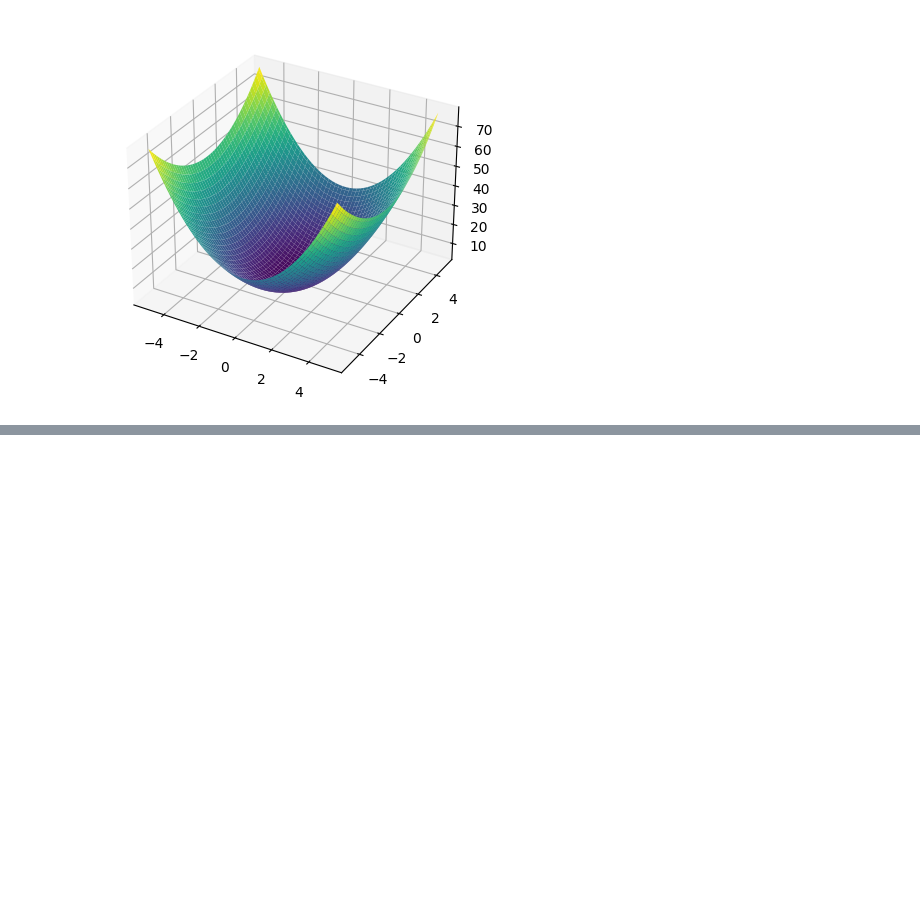
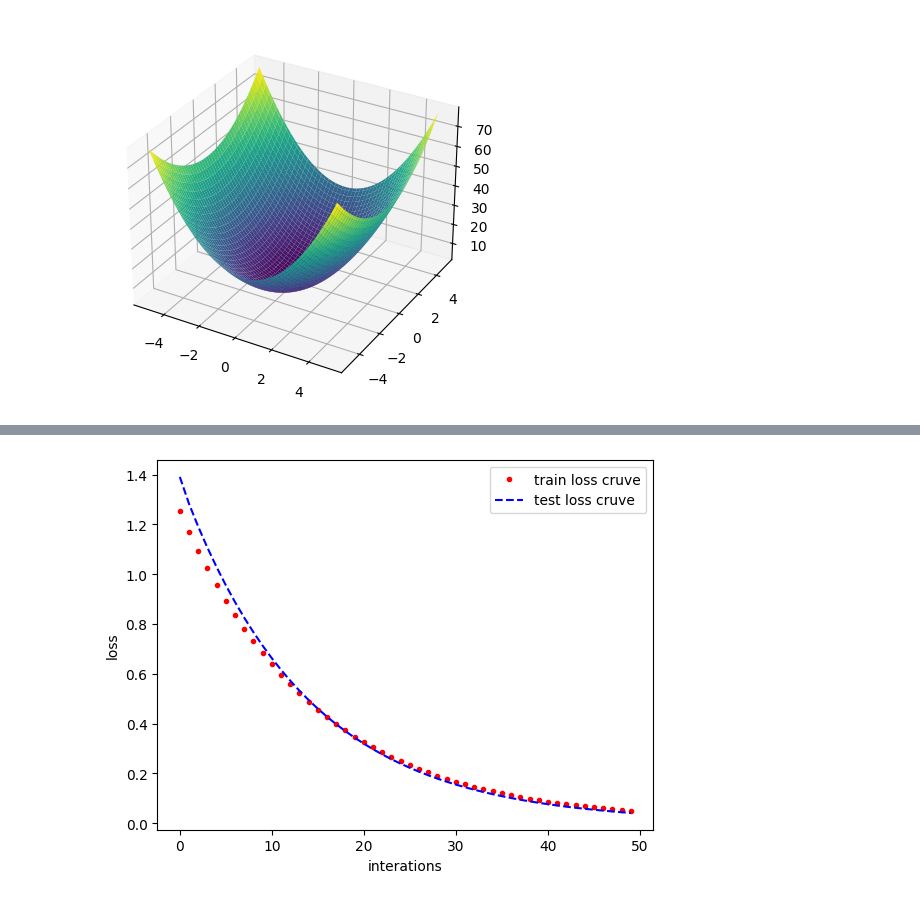
Before and after one commit to godotc/toys, a Jupyter notebook: ai/ml/zero_basis/3_advertising.ipynb, the cells around one changed output, grey strips where cells are left out. Cells and saved outputs as stored; diff of their text form; code cells hidden in the pictures; blank space fills up the shorter version.

```diff
--- a/ai/ml/zero_basis/3_advertising.ipynb
+++ b/ai/ml/zero_basis/3_advertising.ipynb
@@ -298,0 +462,24 @@ $$
+# %%
+
+learning_rate = 0.5
+iteration = 50
+
+
+loss_history, weight_history, bias_history = gradient_descent(
+    X_train, y_train, weight, bias, learning_rate, iteration)
+print("Current loss from train: ", loss_history[-1])
+print("The test set loss: ", MSE_loss(
+    X_test, y_test, weight_history[-1], bias_history[-1]))
+
+plt.plot(loss_history, 'r.', label="train loss cruve")
+
+loss_history, weight_history, bias_history = gradient_descent(
+    X_test, y_test, weight, bias, learning_rate, iteration)
+
+plt.plot(loss_history, 'b--',  label="test loss cruve")
+
+plt.xlabel("interations")
+plt.ylabel("loss")
+plt.legend()
+plt.show()
+# %% [output]
@@ -298,0 +488 @@ $$
+[figure, added]
```
Also changed, not shown: parts of 6 cells of this notebook.
